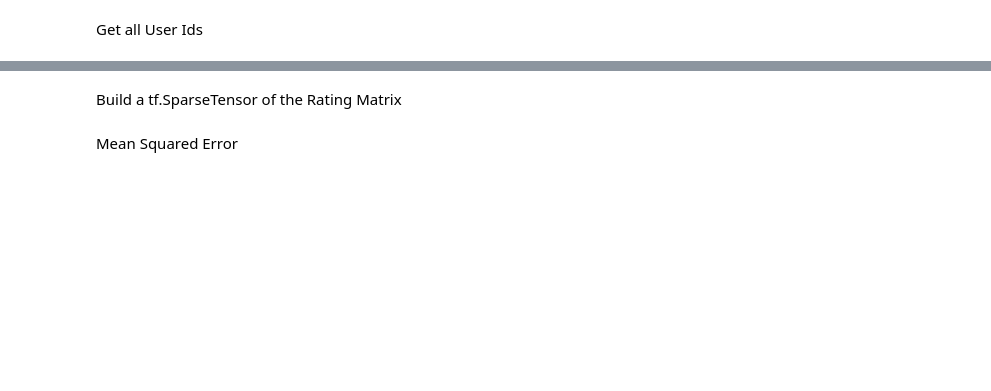
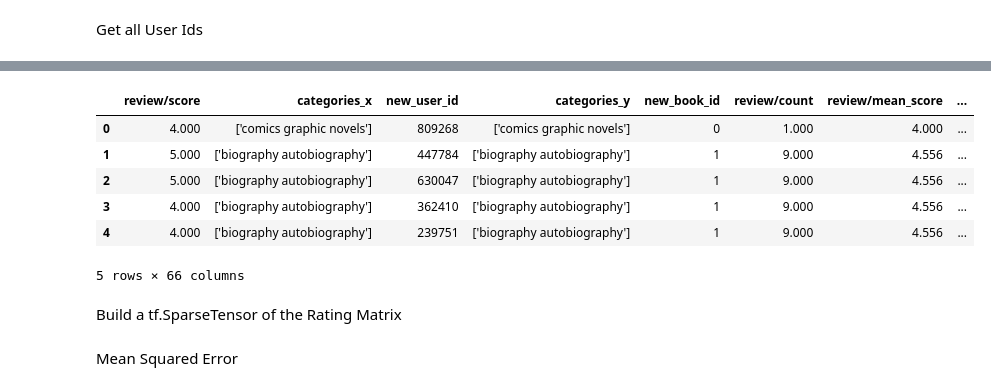
Before and after one commit to ngthiennhan2002/Amazon-Books_Reviews, a Jupyter notebook: amazon_books_reviews_2.ipynb, the cells around one changed output, grey strips where cells are left out. Cells and saved outputs as stored; diff of their text form; code cells hidden in the pictures; blank space fills up the shorter version.

```diff
--- a/amazon_books_reviews_2.ipynb
+++ b/amazon_books_reviews_2.ipynb
@@ -1002,31 +1017,7 @@ df_all.head()
 # %%
-'''
-Tạo one hot encoding vector đối với top các category
-'''
-sample_size = 50000
-data = df_all.sample(sample_size)
-data.shape
-Categories = ['Fiction', 'Religion', 'History', 'Juvenile Fiction', 'Biography & Autobiography', 'Business & Economics', 'Computers', 'Social Science', 'Juvenile Nonfiction', 'Science', 'Education', 'Cooking', 'Sports & Recreation', 'Family & Relationships', 'Literary Criticism', 'Music', 'Medical', 'Art', 'Body, Mind & Spirit', 'Language Arts & Disciplines', 'Health & Fitness', 'Political Science', 'Psychology', 'Philosophy', 'Travel', 'Technology & Engineering', 'Self-Help', 'Poetry', 'Foreign Language Study', 'Crafts & Hobbies', 'Performing Arts', 'Reference', 'Mathematics', 'Comics & Graphic Novels', 'Nature', 'Architecture', 'Transportation', 'Law', 'Humor', 'Photography', 'American literature', 'Antiques & Collectibles', 'Drama', 'Bibles', 'Pets', 'Literary Collections', 'Young Adult Fiction', 'Games', 'Gardening', 'Study Aids', 'Games & Activities', 'House & Home', 'English language', 'United States', 'True Crime', 'Design', 'Great Britain', 'Animals']
+Categories = ['Others', 'Fiction', 'Religion', 'History', 'Juvenile Fiction', 'Biography & Autobiography', 'Business & Economics', 'Computers', 'Social Science', 'Juvenile Nonfiction', 'Science', 'Education', 'Cooking', 'Sports & Recreation', 'Family & Relationships', 'Literary Criticism', 'Music', 'Medical', 'Art', 'Body, Mind & Spirit', 'Language Arts & Disciplines', 'Health & Fitness', 'Political Science', 'Psychology', 'Philosophy', 'Travel', 'Technology & Engineering', 'Self-Help', 'Poetry', 'Foreign Language Study', 'Crafts & Hobbies', 'Performing Arts', 'Reference', 'Mathematics', 'Comics & Graphic Novels', 'Nature', 'Architecture', 'Transportation', 'Law', 'Humor', 'Photography', 'American literature', 'Antiques & Collectibles', 'Drama', 'Bibles', 'Pets', 'Literary Collections', 'Young Adult Fiction', 'Games', 'Gardening', 'Study Aids', 'Games & Activities', 'House & Home', 'English language', 'United States', 'True Crime', 'Design', 'Great Britain', 'Animals']
 for index, category in enumerate(Categories):
     category = category.lower()
     category = remove_special_characters(category)
     category = re.sub(r'\s+', ' ', category)
     Categories[index] = category
-
-title_set = set([row['Title'] for i, row in data.iterrows()])
-
-df_categories = pd.DataFrame(columns=Categories)
-df_categories = pd.DataFrame({col: [0] * len(title_set) for col in Categories})
-
-for i, title in enumerate(title_set):
-    df_categories.at[i, 'Title'] = title
-
-for i, row in data.iterrows():
-    title = row['Title']
-    categories = row['categories'][2:-2]
-
-    if categories in Categories:
-        df_categories.loc[df_categories['Title'] == title, categories] = 1
-
-
-df_categories.head(3)
@@ -1104,3 +1170,17 @@ See the caveats in the documentation: https://pandas.pydata.org/pandas-docs/stab
+# %%
+df_ratings = df_all.merge(df_user_id, on='User_id').merge(df_book_title_id, on='Title')
+df_ratings.drop(['Title', 'User_id', 'review/count', 'review/mean_score'], axis=1, inplace=True)
+df_ratings = df_ratings.merge(df_book, on='new_book_id')
+df_ratings.drop_duplicates(inplace=True)
+df_ratings.head(5)
+# %% [output]
+|  | review/score | categories_x | new_user_id | categories_y | new_book_id | review/count | review/mean_score | ... |
+| 0 | 4.000 | ['comics graphic novels'] | 809268 | ['comics graphic novels'] | 0 | 1.000 | 4.000 | ... |
+| 1 | 5.000 | ['biography autobiography'] | 447784 | ['biography autobiography'] | 1 | 9.000 | 4.556 | ... |
+| 2 | 5.000 | ['biography autobiography'] | 630047 | ['biography autobiography'] | 1 | 9.000 | 4.556 | ... |
+| 3 | 4.000 | ['biography autobiography'] | 362410 | ['biography autobiography'] | 1 | 9.000 | 4.556 | ... |
+| 4 | 4.000 | ['biography autobiography'] | 239751 | ['biography autobiography'] | 1 | 9.000 | 4.556 | ... |
+5 rows × 66 columns
 # %%
 # Hàm chia data thành tập train và test
 def split_dataframe(df, holdout_fraction=0.1):
```
Also changed, not shown: parts of 32 cells of this notebook, 1 other file.
